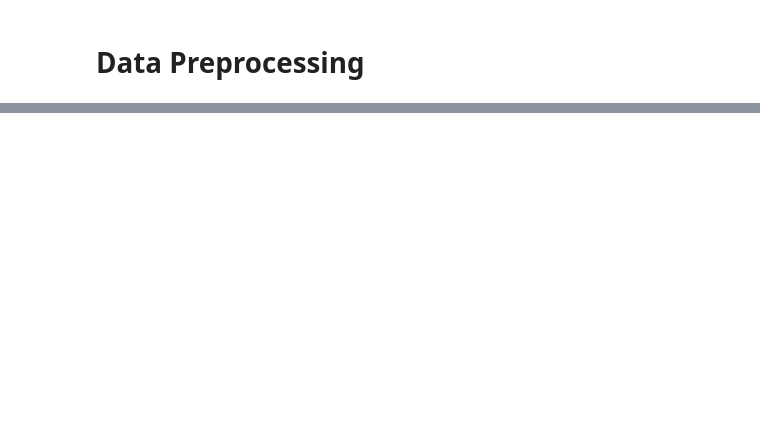
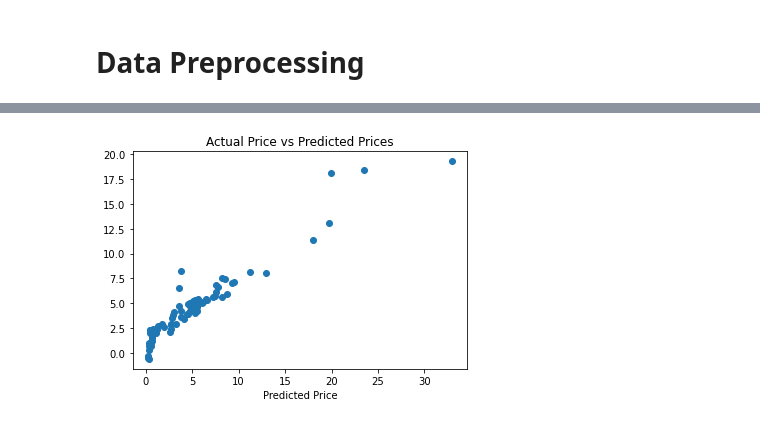
Before and after one commit to izzypatrick21/car-price-prediction, a Jupyter notebook: Car Price Prediction.ipynb, the cells around one changed output, grey strips where cells are left out. Drawn from its saved outputs; the diff is of its cells as text; code cells hidden in the pictures; blank space fills up the shorter version.

```diff
--- a/Car Price Prediction.ipynb
+++ b/Car Price Prediction.ipynb
@@ -63,0 +190,8 @@ dtype: int64
+# %%
+plt.scatter(Y_test, train_data_predict_2)
+plt.xlabel("Actual Price")
+plt.xlabel("Predicted Price")
+plt.title("Actual Price vs Predicted Prices")
+plt.show()
+# %% [output]
+[figure, added]
```
Also changed, not shown: parts of 28 cells of this notebook.
